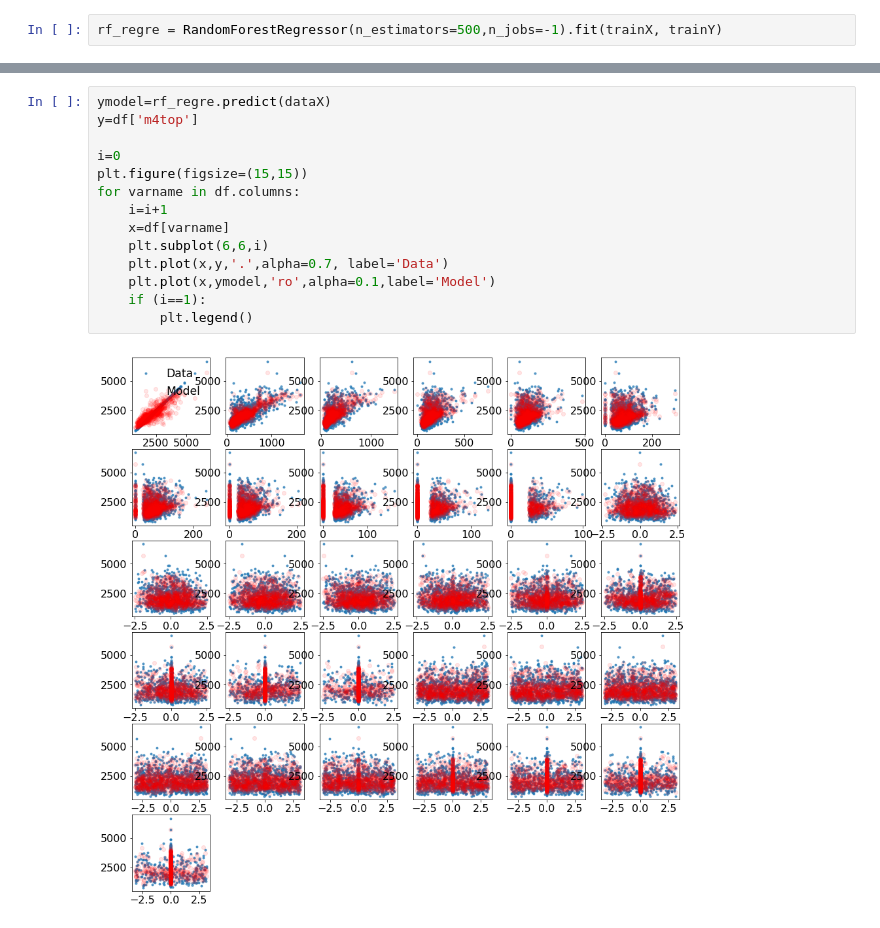
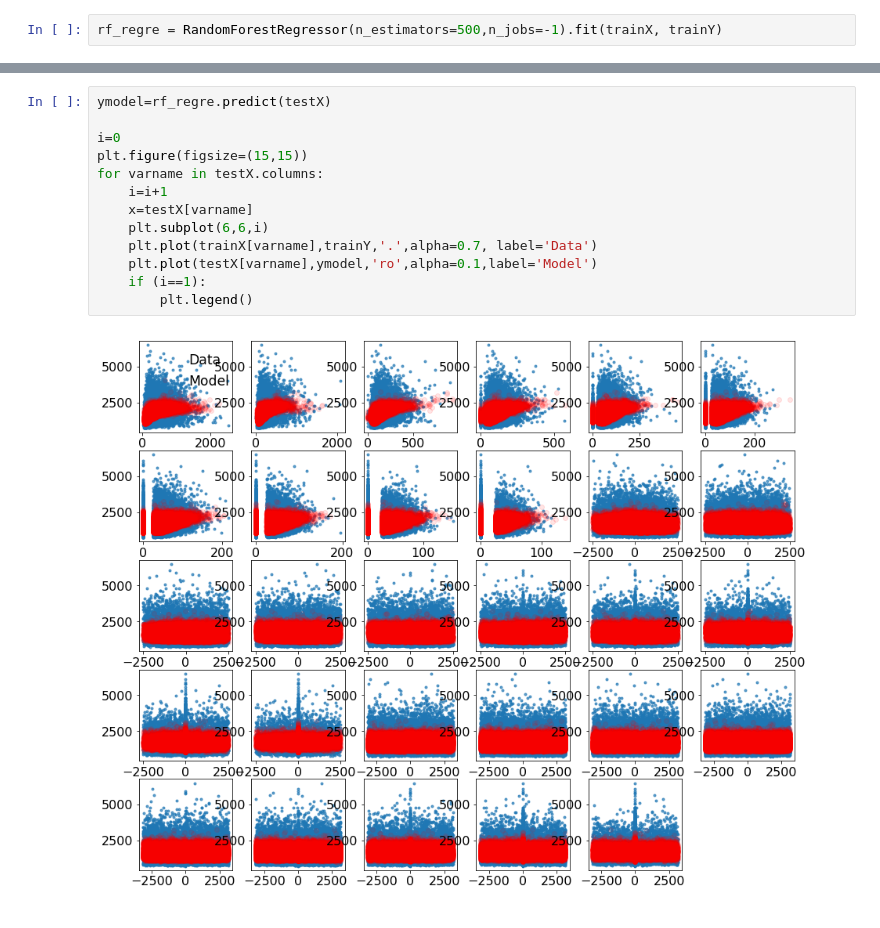
Before and after one commit to rmadar/ML-HEP, a Jupyter notebook: TestRootNumpy.ipynb, the cells around one changed output, grey strips where cells are left out. Drawn from its saved outputs; the diff is of its cells as text.

Commit message:
Adding Statistics and test few regressors

```diff
--- a/TestRootNumpy.ipynb
+++ b/TestRootNumpy.ipynb
@@ -116,16 +118,15 @@ plt.plot( Ytrue, Ypred-Ytrue, 'o')
 # %%
-ymodel=rf_regre.predict(dataX)
-y=df['m4top']
+ymodel=rf_regre.predict(testX)
 
 i=0
 plt.figure(figsize=(15,15))
-for varname in df.columns:
+for varname in testX.columns:
     i=i+1
-    x=df[varname]
+    x=testX[varname]
     plt.subplot(6,6,i)
-    plt.plot(x,y,'.',alpha=0.7, label='Data')
-    plt.plot(x,ymodel,'ro',alpha=0.1,label='Model')
+    plt.plot(trainX[varname],trainY,'.',alpha=0.7, label='Data')
+    plt.plot(testX[varname],ymodel,'ro',alpha=0.1,label='Model')
     if (i==1):
         plt.legend()
 # %% [output]
-[figure, old version]
+[figure, new version]
```
Also changed, not shown: parts of 12 cells of this notebook, 1 other file.
